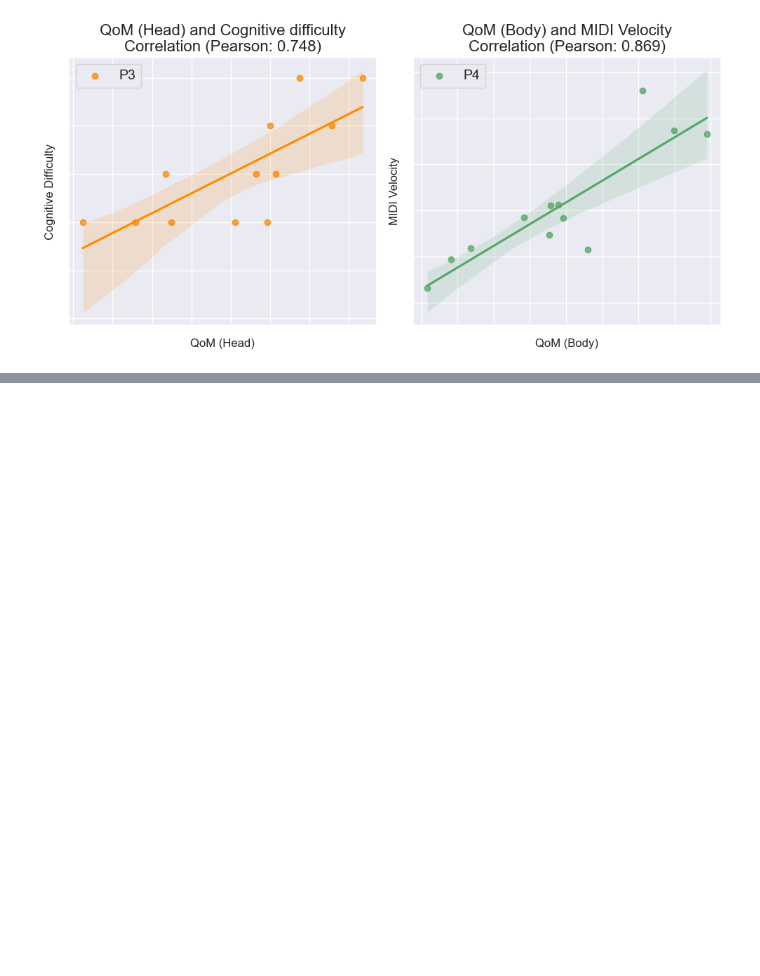
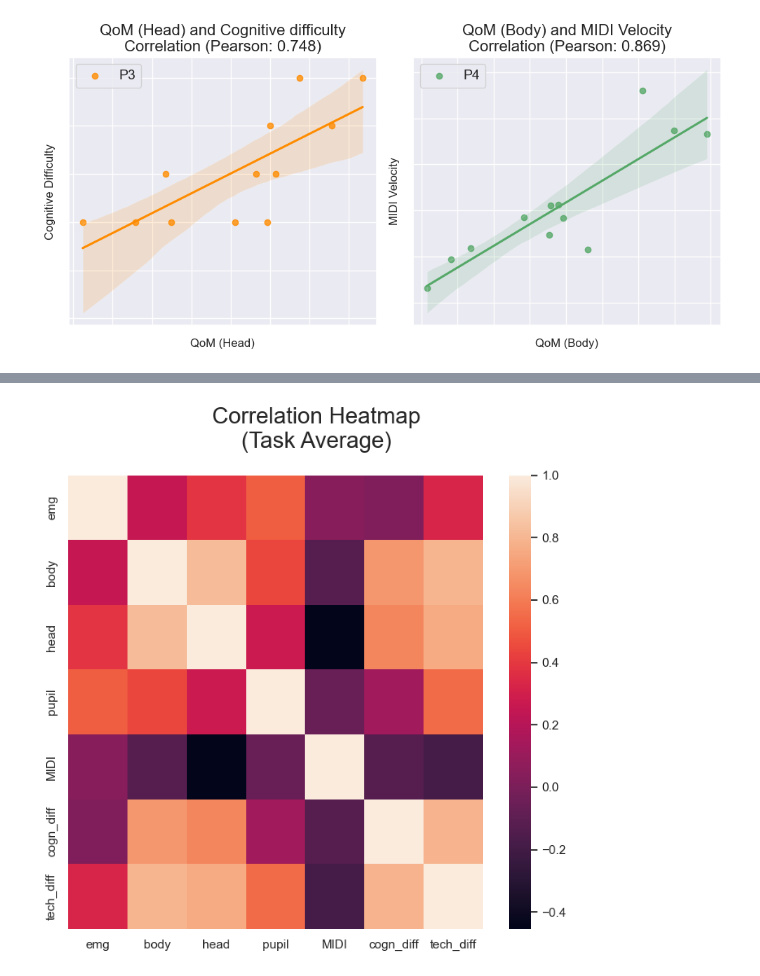
Before and after one commit to wnetzel/Pilot-Study, a Jupyter notebook: Notebooks/Correlation tests.ipynb, the cells around one changed output, grey strips where cells are left out. Saved outputs shown, nothing was run; the diff lists cells and outputs as text; code cells hidden in the pictures; blank space fills up the shorter version.

```diff
--- a/Notebooks/Correlation tests.ipynb
+++ b/Notebooks/Correlation tests.ipynb
@@ -322,0 +327,13 @@ plt.show()
+# %%
+mean_path = './plot_data/task_means/'
+
+task_corr = {'emg': joblib.load(mean_path+'emg'),
+           'body': joblib.load(mean_path+'qom_body'),
+           'head': joblib.load(mean_path+'qom_head'),
+           'pupil': joblib.load(mean_path+'pupillometry'),
+           'MIDI': joblib.load(mean_path+'midi'),
+           'cogn_diff': joblib.load(mean_path+'cogn_diff'),
+           'tech_diff': joblib.load(mean_path+'tech_diff')
+          }
+
+task_corr = pd.DataFrame(task_corr)
@@ -322,0 +357,16 @@ plt.show()
+# %%
+task_mat = task_corr.corr()
+round(task_corr,2)
+
+
+# Plotting
+fig, ax = plt.subplots(figsize=(7, 7))
+fig.suptitle('Correlation Heatmap\n(Task Average)', fontsize=20)
+
+sns.heatmap(task_mat)
+
+fig.tight_layout()
+plt.savefig('./plots/corr_task_heatmap.pdf')
+plt.show()
+# %% [output]
+[figure, added]
```
Also changed, not shown: parts of 5 cells of this notebook, 4 other files.
